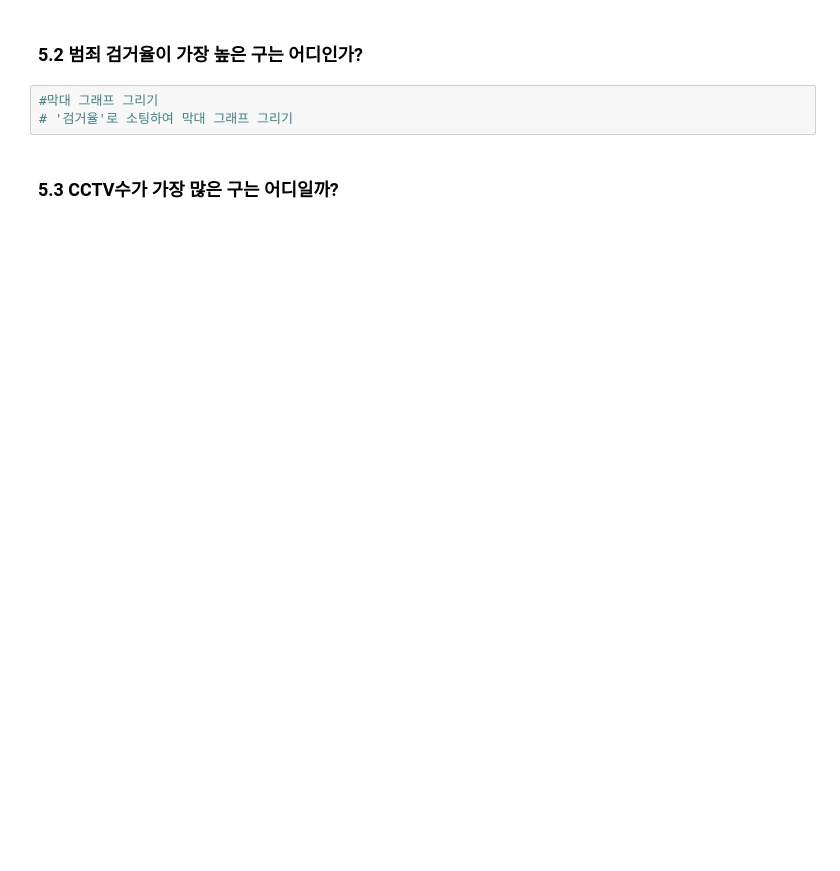
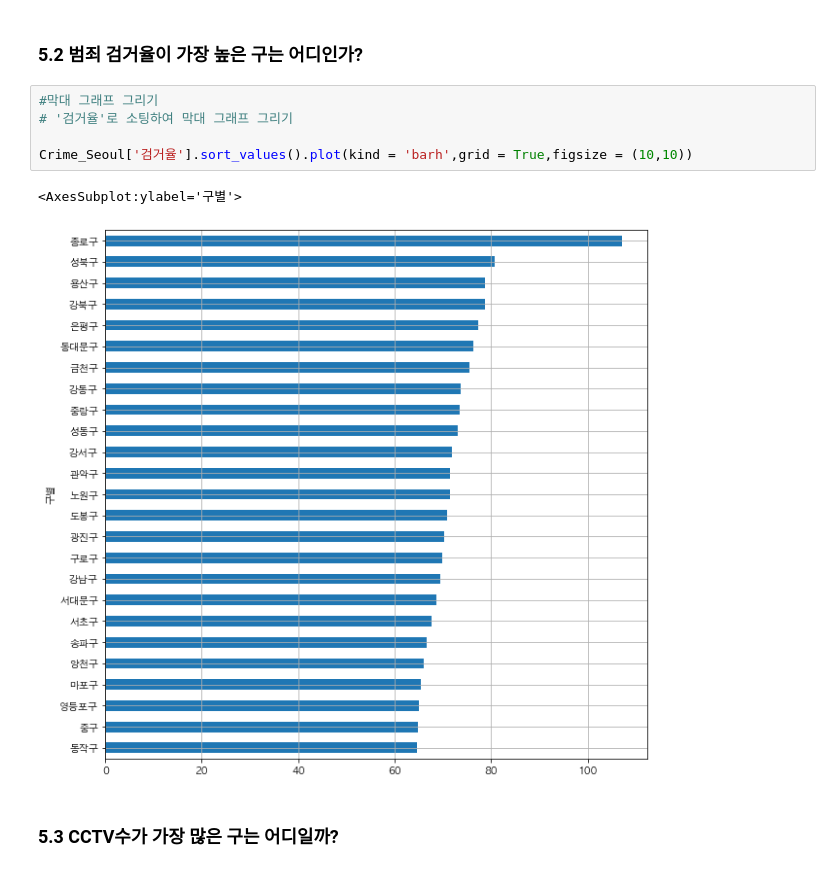
Before and after one commit to dongcheolpark/school, a Jupyter notebook: AI와데이터사회/week2/AI_2주차_실습파일_오프라인/AI_2주차_학습활동_서울시 범죄현황 데이터를 통한 CCTV설치 지역 파악하기_Typing.ipynb, the cells around one changed output. Cells and saved outputs as stored; diff of their text form; blank space fills up the shorter version.

```diff
--- a/AI와데이터사회/week2/AI_2주차_실습파일_오프라인/AI_2주차_학습활동_서울시 범죄현황 데이터를 통한 CCTV설치 지역 파악하기_Typing.ipynb
+++ b/AI와데이터사회/week2/AI_2주차_실습파일_오프라인/AI_2주차_학습활동_서울시 범죄현황 데이터를 통한 CCTV설치 지역 파악하기_Typing.ipynb
@@ -181,6 +370,11 @@ else :
 # %%
 #막대 그래프 그리기
 # '검거율'로 소팅하여 막대 그래프 그리기
+
+Crime_Seoul['검거율'].sort_values().plot(kind = 'barh',grid = True,figsize = (10,10))
+# %% [output]
+<AxesSubplot:ylabel='구별'>
+[figure, added]
 # %% [markdown]
 ### 5.3 CCTV수가 가장 많은 구는 어디일까?
 # %%
```
Also changed, not shown: parts of 30 cells of this notebook, 31 other files.
